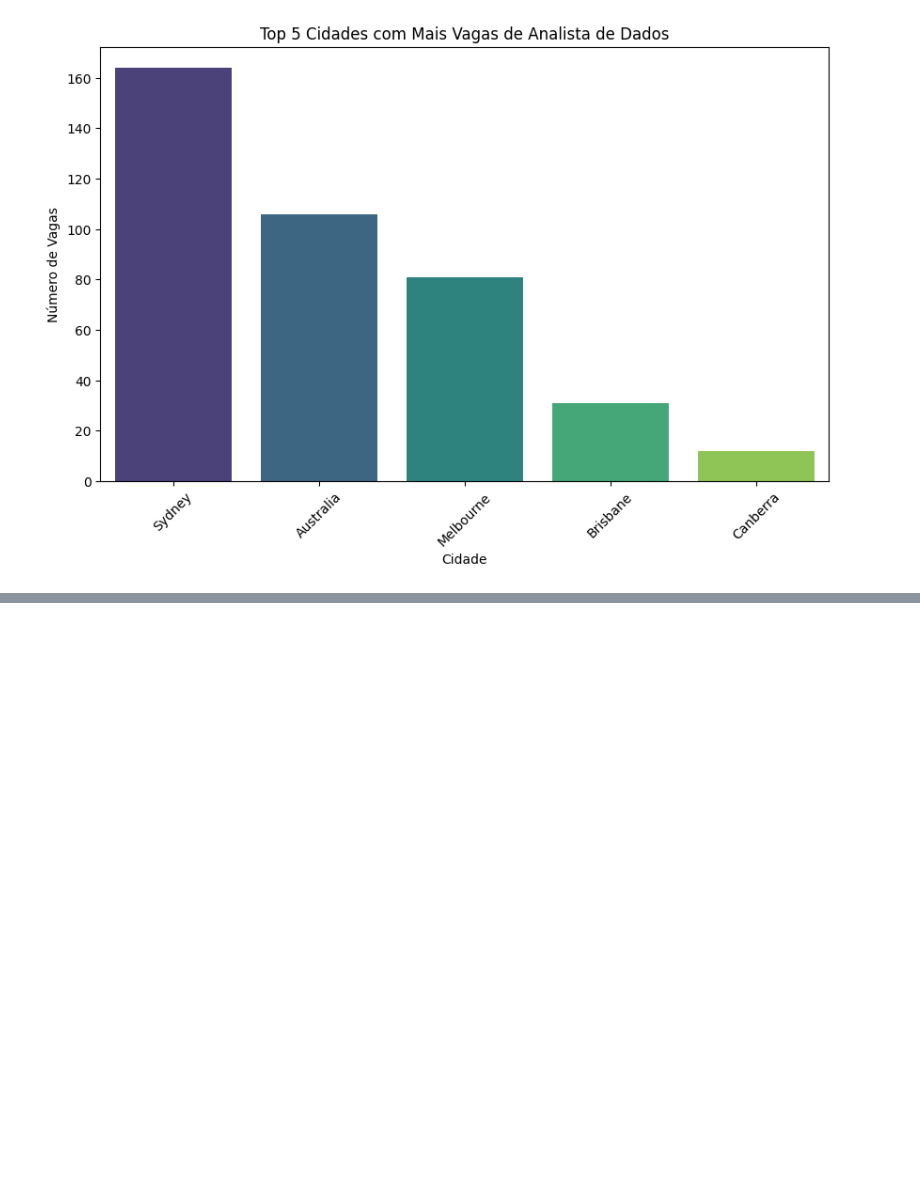
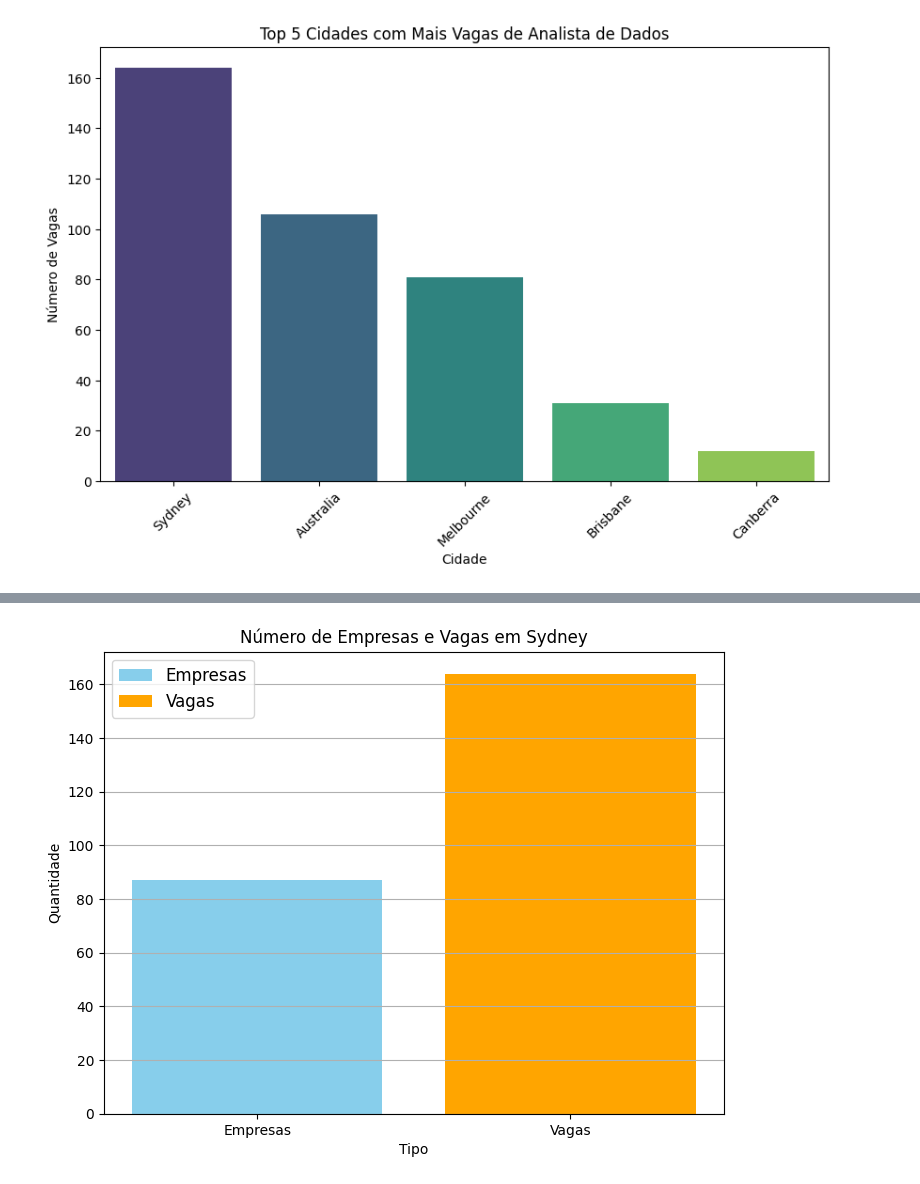
Before and after one commit to zovas98k/projeto-aplicado-mackenzie, a Jupyter notebook: AnaliseExp.ipynb, the cells around one changed output, grey strips where cells are left out. Saved outputs shown, nothing was run; the diff lists cells and outputs as text; code cells hidden in the pictures; blank space fills up the shorter version.

Commit message:
Adicionando mais gráficos

```diff
--- a/AnaliseExp.ipynb
+++ b/AnaliseExp.ipynb
@@ -163,0 +150,27 @@ plt.show()
+# %%
+# Filtrar o DataFrame para incluir apenas as linhas correspondentes a Sydney
+dados_sydney = df[df['job_location/city'] == 'Sydney']
+
+# Contar o número de empresas únicas em Sydney
+quantidade_empresas_sydney = dados_sydney['company_name'].nunique()
+
+# Contar o número total de vagas em Sydney
+quantidade_vagas_sydney = dados_sydney.shape[0]
+
+# Plotar o gráfico de barras
+plt.figure(figsize=(8, 6))
+
+# Adicionando barras para o número de empresas
+plt.bar('Empresas', quantidade_empresas_sydney, color='skyblue', label='Empresas')
+
+# Adicionando barras para o número de vagas
+plt.bar('Vagas', quantidade_vagas_sydney, color='orange', label='Vagas')
+
+plt.title('Número de Empresas e Vagas em Sydney')
+plt.xlabel('Tipo')
+plt.ylabel('Quantidade')
+plt.legend()
+plt.grid(axis='y')  # Adiciona uma grade ao eixo y
+plt.show()
+# %% [output]
+[figure, added]
```
Also changed, not shown: parts of 11 cells of this notebook, 1 other file.
